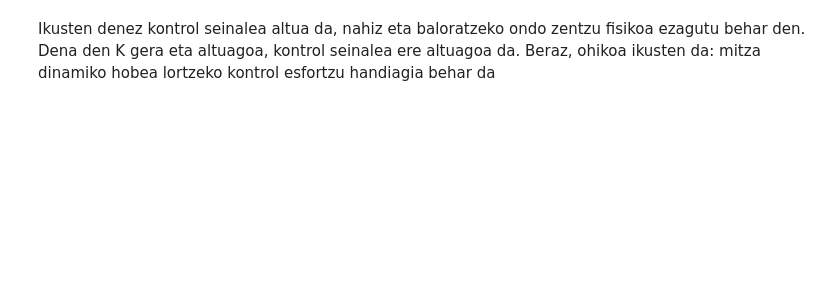
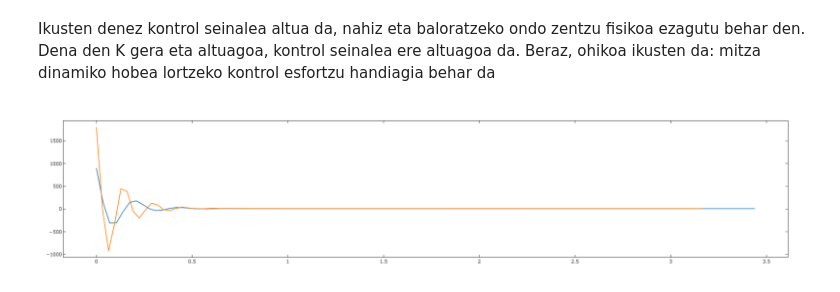
Before and after one commit to josujugo/irakaskuntza, a Jupyter notebook: azterketaKAI2019.ipynb, the cells around one changed output. Drawn from its saved outputs; the diff is of its cells as text; code cells hidden in the pictures; blank space fills up the shorter version.

```diff
--- a/azterketaKAI2019.ipynb
+++ b/azterketaKAI2019.ipynb
@@ -147,0 +150,10 @@ Ikusten denez kontrol seinalea altua da, nahiz eta baloratzeko ondo zentzu fisik
+# %%
+Td=0.4
+gu=c.feedback(K*(1+Td*s)/(1+Td*s*0.1),g1)
+gu1=c.feedback(2*K*(1+Td*s)/(1+Td*s*0.1),g1)
+t,u=c.step_response(gu)
+t1,u1=c.step_response(gu1)
+plt.plot(t,u,t1,u1)
+f=plt.gcf();IFrame(py.iplot_mpl(f),width="10%", height="6px", frameBorder="10")
+# %% [output]
+[figure, added]
```
Also changed, not shown: parts of 9 cells of this notebook.
